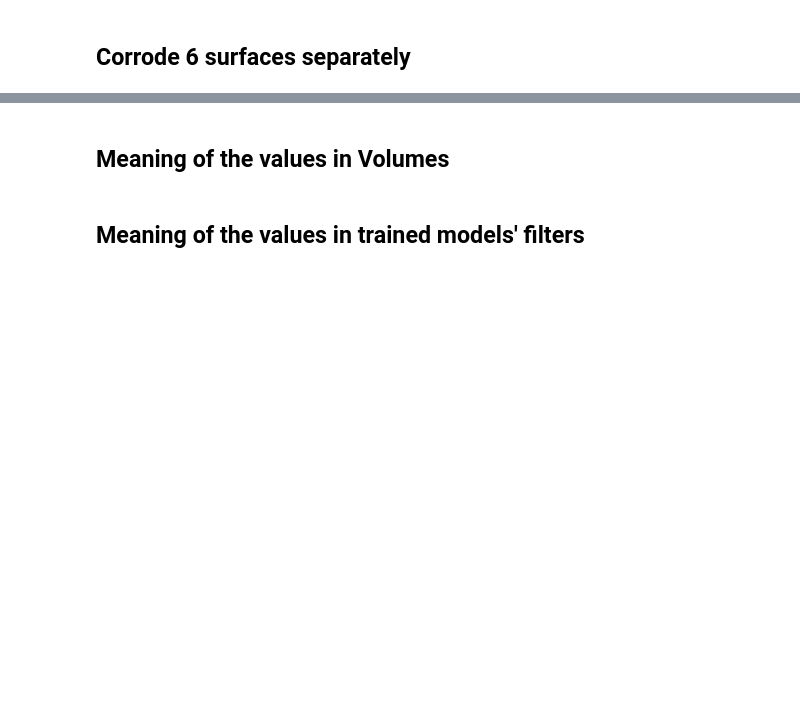
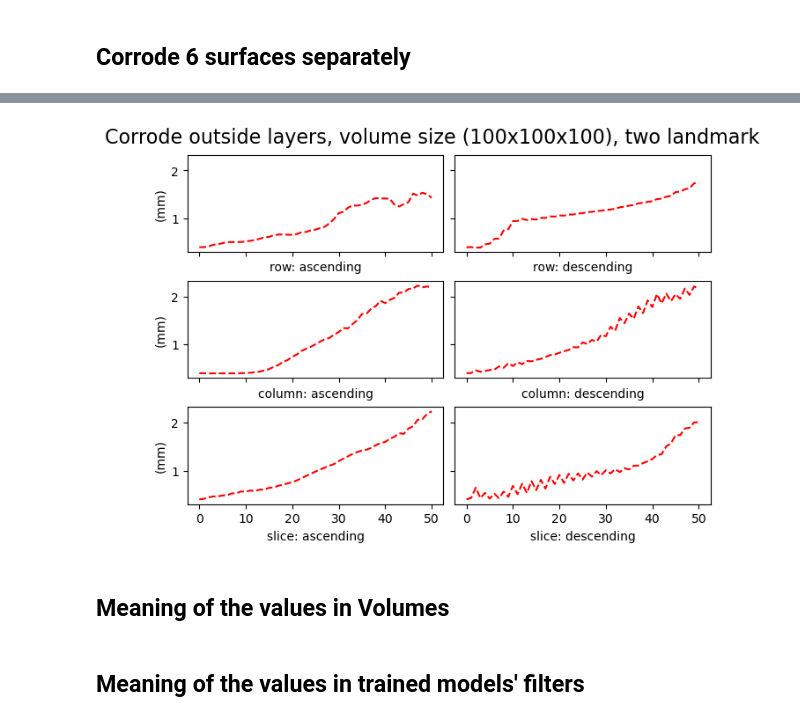
Before and after one commit to acherking/CT-MRI_LandmarkDetection, a Jupyter notebook: notebook/step_2_model.ipynb, the cells around one changed output, grey strips where cells are left out. Saved outputs shown, nothing was run; the diff lists cells and outputs as text; code cells hidden in the pictures; blank space fills up the shorter version.

```diff
--- a/notebook/step_2_model.ipynb
+++ b/notebook/step_2_model.ipynb
@@ -41,20 +54,5 @@ print("index    : ", min_value_idx)
-# %%
-import matplotlib.pyplot as plt
-
-err_dis = np.power(err_array_15x15x15, 0.5)
-corroded_layers = np.arange(0, 15)
-
-corroded_column_num = 3
-corroded_slice_num = 13
-
-plt.plot(corroded_layers, err_dis[:, corroded_column_num, corroded_slice_num], 'r--')
-
-plt.xlabel(f'Corroded Layers(row num, column={corroded_column_num}, slice={corroded_slice_num})')
-plt.ylabel('Error Distance per Landmarks (mm)')
-plt.show()
 # %%
 # s = 0 # slice
-
-def f(r, c, s=0):
-    return err_array_15x15x15[r, c, s]
+def f(errs_d, r, c, s=0):
+    return errs_d[r, c, s]
 # %%
@@ -113,4 +114,28 @@ ax.plot_wireframe(R, C, E2)
 plt.show()
 # %% [markdown]
 ## Corrode 6 surfaces separately
+# %%
+## straight model
+# /data/gpfs/projects/punim1836/CT-MRI_LandmarkDetection/models/cropped/100x100x100/noises_s1_test_dis/two_landmarks/straight_model/learning_rate/0.0001/07Jun20241742/corrode_asym_rcs_50x4_best_val_test_dataset
+
+## u-net-dsnt (need to be simplified)
+# /data/gpfs/projects/punim1836/CT-MRI_LandmarkDetection/models/cropped/100x100x100/noises_s1_test_dis/two_landmarks/u_net_dsnt/learning_rate/0.00005/09Jun20242158/corrode_asym_rcs_50x4_best_val_test_dataset
+
+## scn-dsnt
+# /data/gpfs/projects/punim1836/CT-MRI_LandmarkDetection/models/cropped/100x100x100/noises_s1_test_dis/two_landmarks/scn_dsnt/learning_rate/0.0001/07Jun20241709/corrode_asym_rcs_50x4_best_val_test_dataset
+# maybe not use it, because even remove one layer, the precision dropped deeply...
+
+import numpy as np
+
+base_dir = "/Users/achs/PhD/code/CT-MRI_LandmarkDetection"
+# the models' dir
+straight_model_dir = f"{base_dir}/models/cropped/100x100x100/noises_s1_test_dis/two_landmarks/straight_model/learning_rate/0.0001/07Jun20241742"
+unet_model_dir = f"{base_dir}/models/cropped/100x100x100/noises_s1_test_dis/two_landmarks/u_net_dsnt/learning_rate/0.00005/09Jun20242158"
+snc_model_dir = f"{base_dir}/models/cropped/100x100x100/noises_s1_test_dis/two_landmarks/scn_dsnt/learning_rate/0.0001/07Jun20241709"
+
+corrode_asym_rcs_file = "corrode_asym_rcs_50x4_best_val_test_dataset.npy"
+
+straight_model_corrode_asym_rcs_error = np.load(f"{straight_model_dir}/{corrode_asym_rcs_file}")
+unet_corrode_asym_rcs_error = np.load(f"{unet_model_dir}/{corrode_asym_rcs_file}")
+scn_corrode_asym_rcs_error = np.load(f"{snc_model_dir}/{corrode_asym_rcs_file}")
 # %%
@@ -152,3 +193,7 @@ pyplot.show()
+# %%
+show_asym_rcs(unet_corrode_asym_rcs_error[:, :, 0])
+# %% [output]
+[figure, added]
 # %%
 print(err_dis[1, 0:49])
 # %%
```
Also changed, not shown: parts of 8 cells of this notebook, 1 other file.
